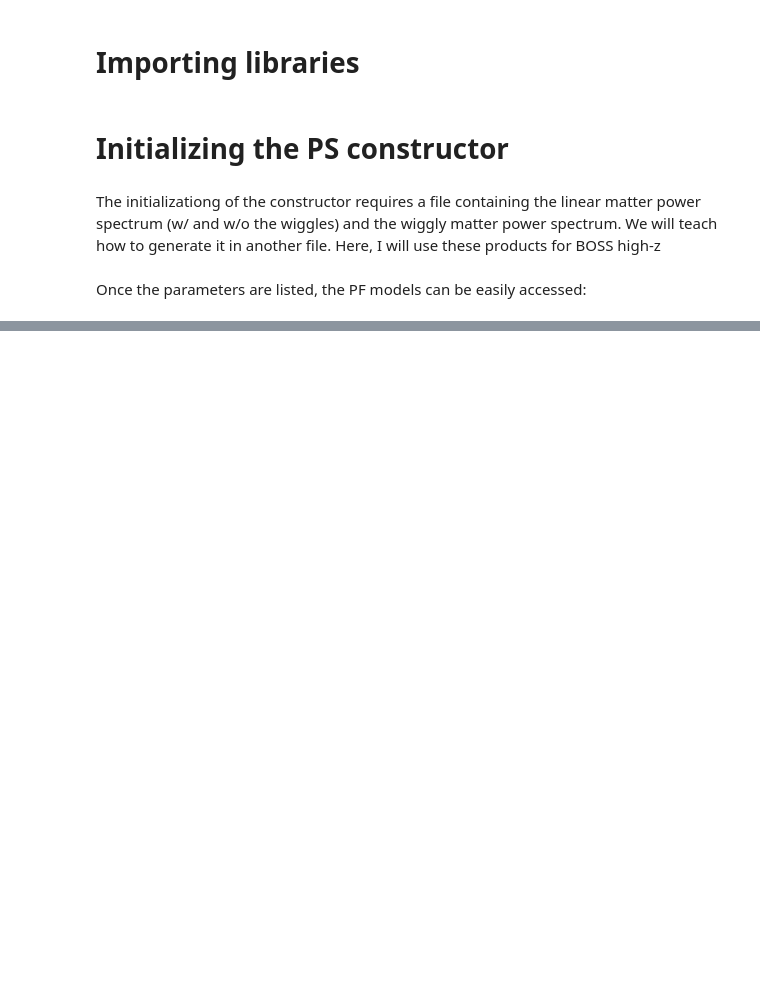
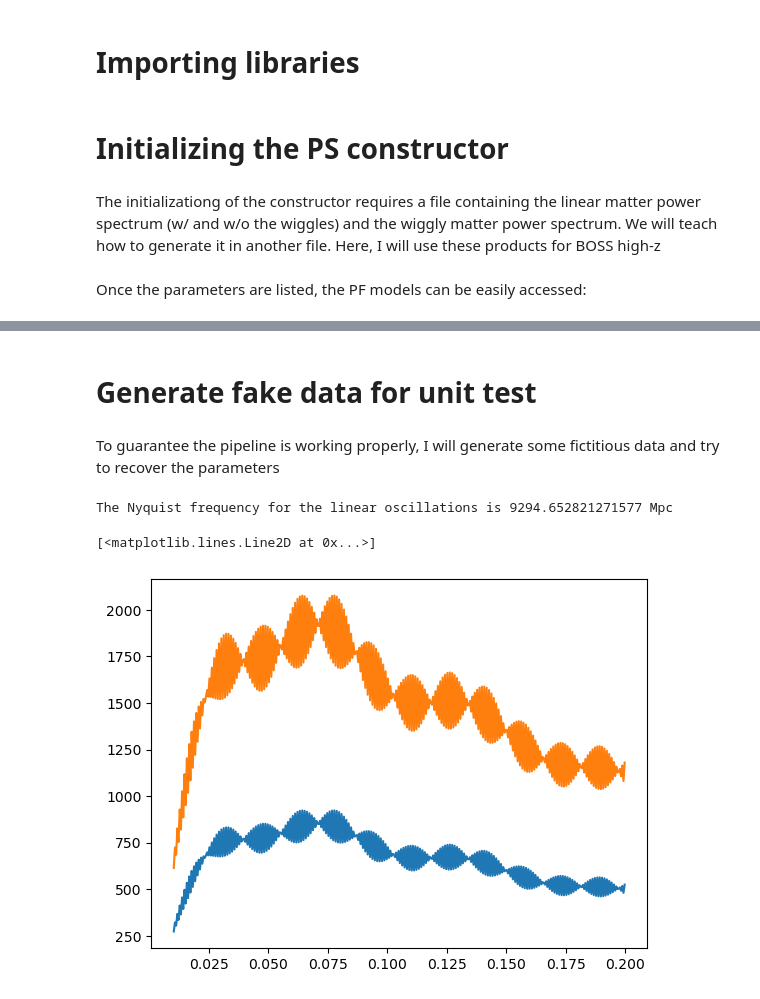
Before and after one commit to tmmergulhao/primordial_features, a Jupyter notebook: nb/example0_powerspectrum_constructor.ipynb, the cells around one changed output, grey strips where cells are left out. Cells and saved outputs as stored; diff of their text form; code cells hidden in the pictures; blank space fills up the shorter version.

```diff
--- a/nb/example0_powerspectrum_constructor.ipynb
+++ b/nb/example0_powerspectrum_constructor.ipynb
@@ -61,0 +61,44 @@ Text(0, 0.5, '$kP(k)$')
+# %% [markdown]
+# Generate fake data for unit test
+# %% [markdown]
+To guarantee the pipeline is working properly, I will generate some fictitious data and try to recover the parameters
+# %%
+#momentum array to evaluate the data on
+kmin = 0.01
+kmax = 0.2
+dk = 0.0005
+k_bins = np.arange(kmin,kmax + dk, dk) # [h/Mpc]
+k_ctrs = 0.5*(k_bins[1:] + k_bins[:-1])
+h = 0.676
+# %%
+omega_ny = np.pi/dk/h
+print(f"The Nyquist frequency for the linear oscillations is {omega_ny} Mpc")
+omega_lin = 9000 #Mpc
+# %% [output]
+The Nyquist frequency for the linear oscillations is 9294.652821271577 Mpc
+# %%
+BNGC = 2
+BSGC = 3
+sigma_nl = 0
+sigma_s = 0
+a0 = 0
+a1 = 0
+a2 = 0
+a3 = 0
+a4 = 0
+alpha = 1
+A = 0.1
+omega_lin = 9000
+phi = 0
+params_NGC = [BNGC, sigma_nl, sigma_s, a0, a1, a2, a3, a4, alpha]
+params_SGC = [BSGC, sigma_nl, sigma_s, a0, a1, a2, a3, a4, alpha]
+# %%
+ps_model_lin_unit_test = PowerSpectrumConstructor(fn, 'lin', k_ctrs)
+ps_model_lin_unit_test.h=0.676
+# %%
+plt.figure()
+plt.plot(k_ctrs, k_ctrs*ps_model_lin_unit_test.Evaluate_bare(params_NGC + [A, omega_lin, phi]))
+plt.plot(k_ctrs, k_ctrs*ps_model_lin_unit_test.Evaluate_bare(params_SGC + [A, omega_lin, phi]))
+# %% [output]
+[<matplotlib.lines.Line2D at 0x...>]
+[figure, added]
```
Also changed, not shown: parts of 4 cells of this notebook, 3 other files.
